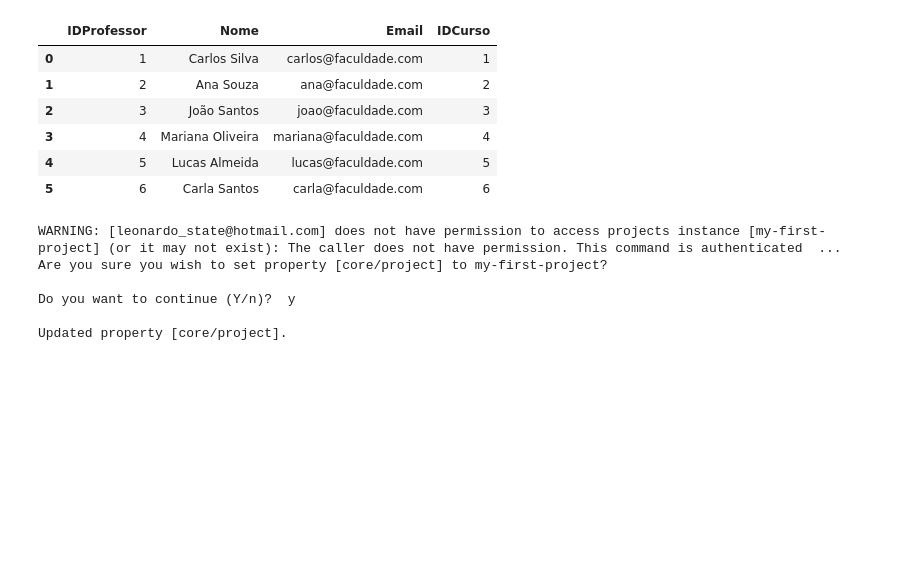
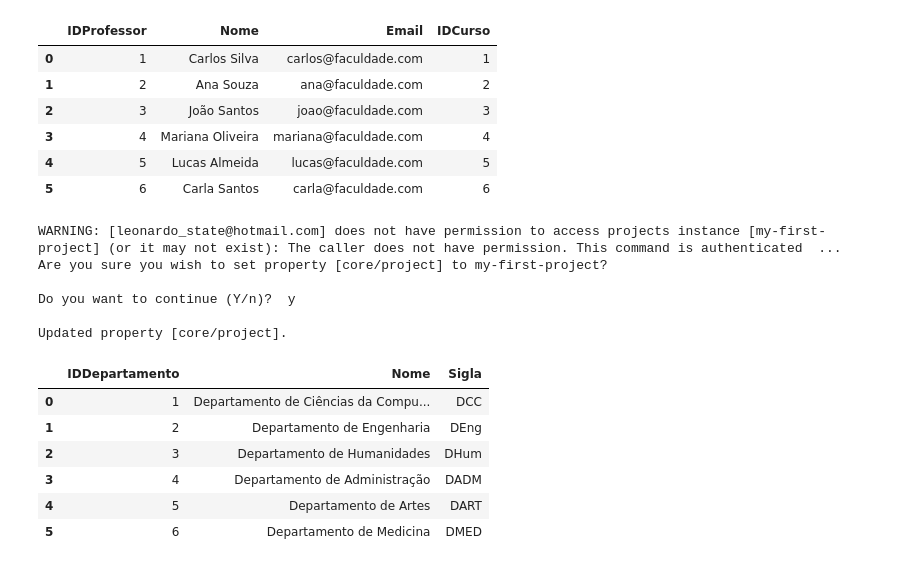
Before and after one commit to leonardo69-code/Python---Banco-de-Dados, a Jupyter notebook: conexão_faculdade_leo.ipynb, the cells around one changed output. Drawn from its saved outputs; the diff is of its cells as text; code cells hidden in the pictures; blank space fills up the shorter version.

```diff
--- a/conexão_faculdade_leo.ipynb
+++ b/conexão_faculdade_leo.ipynb
@@ -303,3 +303,28 @@ Are you sure you wish to set property [core/project] to my-first-project?
 Do you want to continue (Y/n)?  y
 
 Updated property [core/project].
+# %%
+connection = mysql.connector.connect(
+    host=host,
+    user=user,
+    password=password,
+    database=database,
+) # estas linhas servem para criar a conexão com o banco de dados
+cursor = connection.cursor() #criando o cursor para apontar para o banco de dados
+query = '''
+SELECT * FROM Departamento;
+''' # Query ou consulta desejada
+cursor.execute(query) # Execução da consulta
+result = cursor.fetchall() # armazenando os resultados na variável results
+departamento = pd.DataFrame(result,columns=cursor.column_names) # convertendo a variável result em um df pandas chamado tabelas
+display(departamento) # exibindo a tabela pandas
+cursor.close() # fechando o cursor
+connection.close() # fechando a conexão
+# %% [output]
+|  | IDDepartamento | Nome | Sigla |
+| 0 | 1 | Departamento de Ciências da Compu... | DCC |
+| 1 | 2 | Departamento de Engenharia | DEng |
+| 2 | 3 | Departamento de Humanidades | DHum |
+| 3 | 4 | Departamento de Administração | DADM |
+| 4 | 5 | Departamento de Artes | DART |
+| 5 | 6 | Departamento de Medicina | DMED |
```
Also changed, not shown: parts of 3 cells of this notebook.
